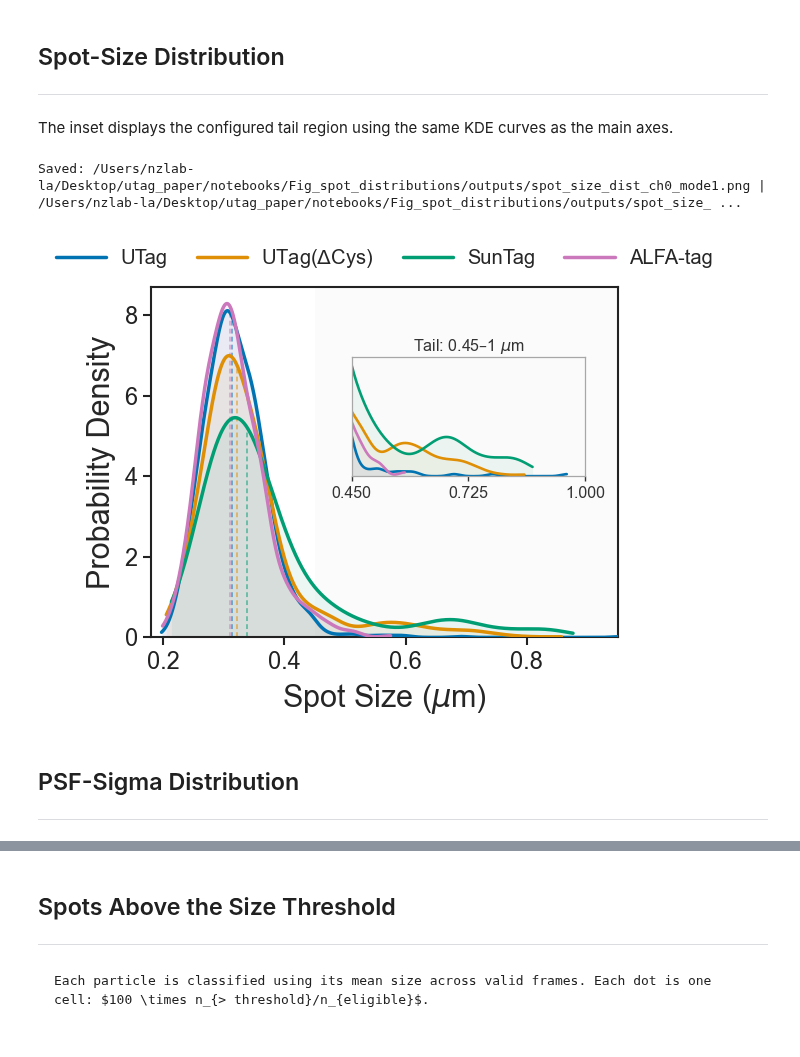
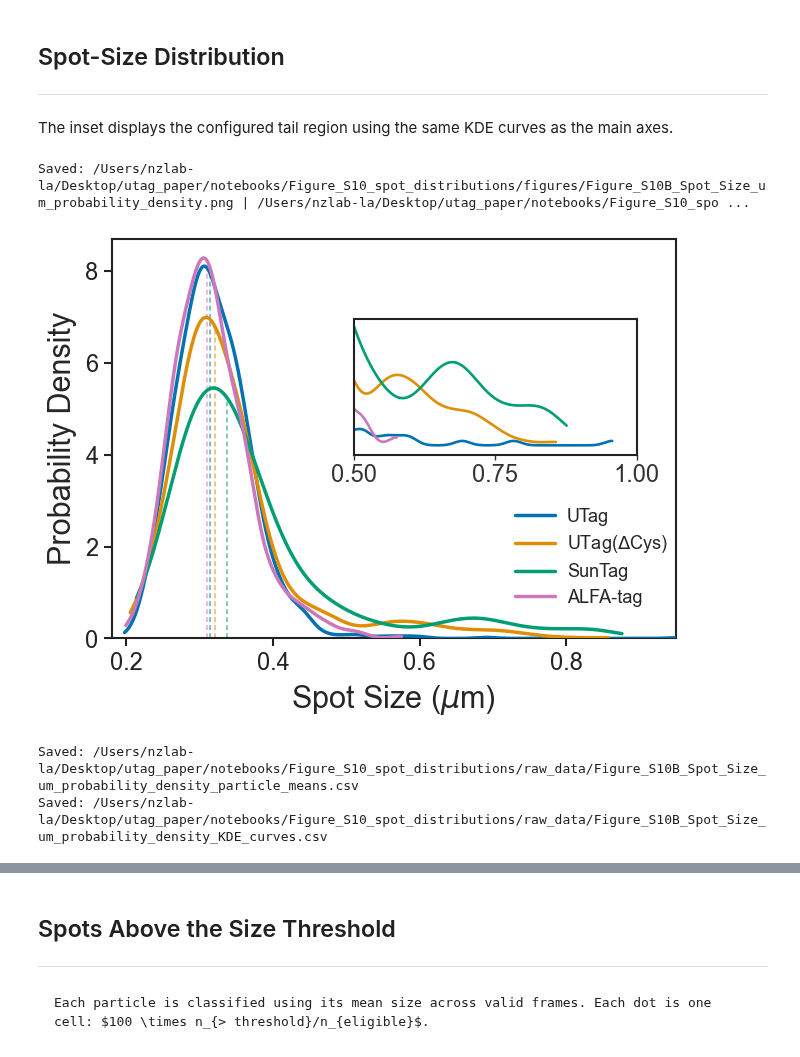
Before and after one commit to ningzhaoAnschutz/utag_paper, a Jupyter notebook: notebooks/Figure_S10_spot_distributions/Fig_S10_spot_sizes.ipynb, the cells around one changed output, grey strips where cells are left out. Saved outputs shown, nothing was run; the diff lists cells and outputs as text; code cells hidden in the pictures.

```diff
--- a/notebooks/Figure_S10_spot_distributions/Fig_S10_spot_sizes.ipynb
+++ b/notebooks/Figure_S10_spot_distributions/Fig_S10_spot_sizes.ipynb
@@ -16,7 +16,7 @@ PROJECT_DIR = next(
     path for path in (Path.cwd(), *Path.cwd().parents)
     if (path / ".git").exists()
 )
-NOTEBOOK_DIR = PROJECT_DIR / "notebooks" / "Fig_spot_distributions"
+NOTEBOOK_DIR = PROJECT_DIR / "notebooks" / "Figure_S10_spot_distributions"
 if str(NOTEBOOK_DIR) not in sys.path:
     sys.path.insert(0, str(NOTEBOOK_DIR))
 
@@ -287,25 +425,42 @@ The inset displays the configured tail region using the same KDE curves as the m
 # %%
 size_distributions = extract_particle_distribution(
     TRACKING_RECORDS,
     CONDITION_KEYS,
     selected_field_prefix="spot_size_ch_",
     channel_index=CHANNEL_INDEX,
     min_snr=MIN_SNR_DISTRIBUTIONS,
     convert_pixels_to_um=True,
 )
-plot_distributions(
-    size_distributions,
-    x_label=r"Spot Size ($\mu$m)",
-    plot_stem=f"spot_size_dist_ch{CHANNEL_INDEX}",
-    xlim=SPOT_SIZE_DISTRIBUTION_X_LIM,
-    show_inset=SHOW_SIZE_INSET,
-    inset_xlim=SIZE_INSET_XLIM,
-    **DISTRIBUTION_PLOT_OPTIONS,
+size_distribution_observations, size_distribution_curves = (
+    plot_distributions(
+        size_distributions,
+        x_label=r"Spot Size ($\mu$m)",
+        plot_stem=PLOT_STEMS["size_distribution"],
+        xlim=SPOT_SIZE_DISTRIBUTION_X_LIM,
+        show_inset=SHOW_SIZE_INSET,
+        inset_xlim=SIZE_INSET_XLIM,
+        show_density_fill=False,
+        legend_inside=True,
+        show_tail_background=False,
+        show_inset_fill=False,
+        show_inset_title=False,
+        inset_tick_size=17.0,
+        **DISTRIBUTION_PLOT_OPTIONS,
+    )
 )
+(
+    size_distribution_source_data,
+    size_distribution_curve_source_data,
+) = export_distribution_source(
+    size_distribution_observations,
+    size_distribution_curves,
+    "mean_particle_spot_size_um",
+    "spot_size_um",
+    "probability_density_per_um",
+    PLOT_STEMS["size_distribution"],
+)
 # %% [output]
-Saved: /Users/nzlab-la/Desktop/utag_paper/notebooks/Fig_spot_distributions/outputs/spot_size_dist_ch0_mode1.png | /Users/nzlab-la/Desktop/utag_paper/notebooks/Fig_spot_distributions/outputs/spot_size_ ...
+Saved: /Users/nzlab-la/Desktop/utag_paper/notebooks/Figure_S10_spot_distributions/figures/Figure_S10B_Spot_Size_um_probability_density.png | /Users/nzlab-la/Desktop/utag_paper/notebooks/Figure_S10_spo ...
-[figure, old version]
+[figure, new version]
+Saved: /Users/nzlab-la/Desktop/utag_paper/notebooks/Figure_S10_spot_distributions/raw_data/Figure_S10B_Spot_Size_um_probability_density_particle_means.csv
+Saved: /Users/nzlab-la/Desktop/utag_paper/notebooks/Figure_S10_spot_distributions/raw_data/Figure_S10B_Spot_Size_um_probability_density_KDE_curves.csv
-# %% [markdown]
-## PSF-Sigma Distribution
-
-___
```
Also changed, not shown: parts of 8 cells of this notebook, 10 other files.
